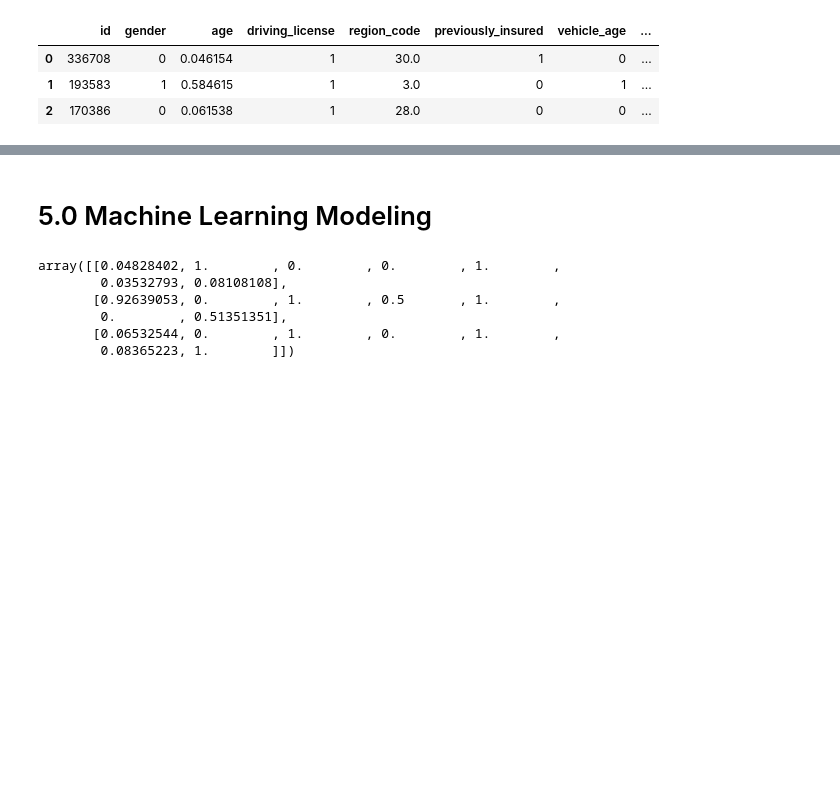
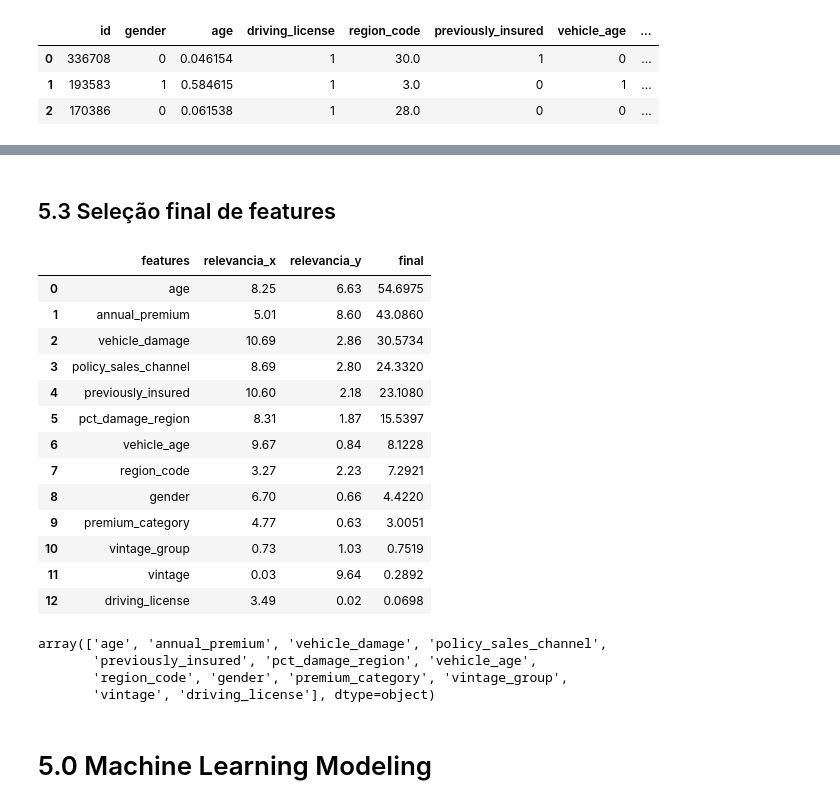
Before and after one commit to RafaelLuckner/Propensao_Compra, a Jupyter notebook: propensao_projeto.ipynb, the cells around one changed output, grey strips where cells are left out. Cells and saved outputs as stored; diff of their text form; code cells hidden in the pictures; blank space fills up the shorter version.

```diff
--- a/propensao_projeto.ipynb
+++ b/propensao_projeto.ipynb
@@ -718,0 +762,3 @@ df3.head(3)
+# %%
+X = df3.drop(columns = ['id', 'response','veiculos_danificados_regiao','total_veiculos_regiao'])
+y = df3['response']
@@ -718,0 +767,6 @@ df3.head(3)
+# %%
+selector = SelectKBest(score_func=f_classif, k=5)
+X_selected = selector.fit_transform(X, y)
+features_univariada = pd.DataFrame({'features': X.columns,
+              'relevancia': np.round(np.log(selector.scores_),2)}).sort_values(by='relevancia', ascending = False).reset_index(drop=True)
+features_univariada
@@ -718,0 +790,10 @@ df3.head(3)
+# %%
+model = RandomForestClassifier()
+model.fit(X, y)
+
+# Importância das características
+importances = model.feature_importances_
+
+features_RandomForest = pd.DataFrame({'features': X.columns,
+              'relevancia': np.round(importances*40,2)}).sort_values(by='relevancia', ascending = False).reset_index(drop=True)
+features_RandomForest
@@ -718,0 +815,29 @@ df3.head(3)
+# %% [markdown]
+## 5.3 Seleção final de features
+# %%
+features = pd.merge(features_univariada, features_RandomForest,on= 'features', how = 'outer').sort_values(by='relevancia_y',ascending = False)
+features['final'] = features['relevancia_x'] * features['relevancia_y']
+features = features.sort_values(by='final', ascending = False).reset_index(drop=True)
+features
+# %% [output]
+|  | features | relevancia_x | relevancia_y | final |
+| 0 | age | 8.25 | 6.63 | 54.6975 |
+| 1 | annual_premium | 5.01 | 8.60 | 43.0860 |
+| 2 | vehicle_damage | 10.69 | 2.86 | 30.5734 |
+| 3 | policy_sales_channel | 8.69 | 2.80 | 24.3320 |
+| 4 | previously_insured | 10.60 | 2.18 | 23.1080 |
+| 5 | pct_damage_region | 8.31 | 1.87 | 15.5397 |
+| 6 | vehicle_age | 9.67 | 0.84 | 8.1228 |
+| 7 | region_code | 3.27 | 2.23 | 7.2921 |
+| 8 | gender | 6.70 | 0.66 | 4.4220 |
+| 9 | premium_category | 4.77 | 0.63 | 3.0051 |
+| 10 | vintage_group | 0.73 | 1.03 | 0.7519 |
+| 11 | vintage | 0.03 | 9.64 | 0.2892 |
+| 12 | driving_license | 3.49 | 0.02 | 0.0698 |
+# %%
+features['features'].values
+# %% [output]
+array(['age', 'annual_premium', 'vehicle_damage', 'policy_sales_channel',
+       'previously_insured', 'pct_damage_region', 'vehicle_age',
+       'region_code', 'gender', 'premium_category', 'vintage_group',
+       'vintage', 'driving_license'], dtype=object)
@@ -731,9 +853,0 @@ X = transform(X, columns = columns, columns_scaler = columns_scaler)
-# %%
-X[0:3]
-# %% [output]
-array([[0.04828402, 1.        , 0.        , 0.        , 1.        ,
-        0.03532793, 0.08108108],
-       [0.92639053, 0.        , 1.        , 0.5       , 1.        ,
-        0.        , 0.51351351],
-       [0.06532544, 0.        , 1.        , 0.        , 1.        ,
-        0.08365223, 1.        ]])
```
Also changed, not shown: parts of 34 cells of this notebook, 1 other file.
